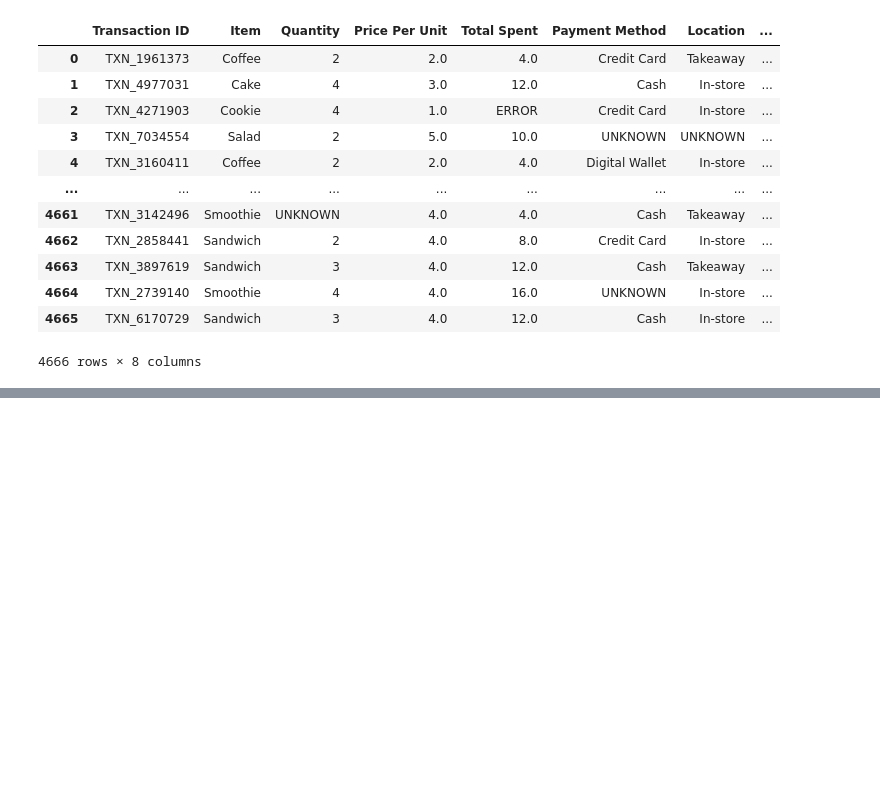
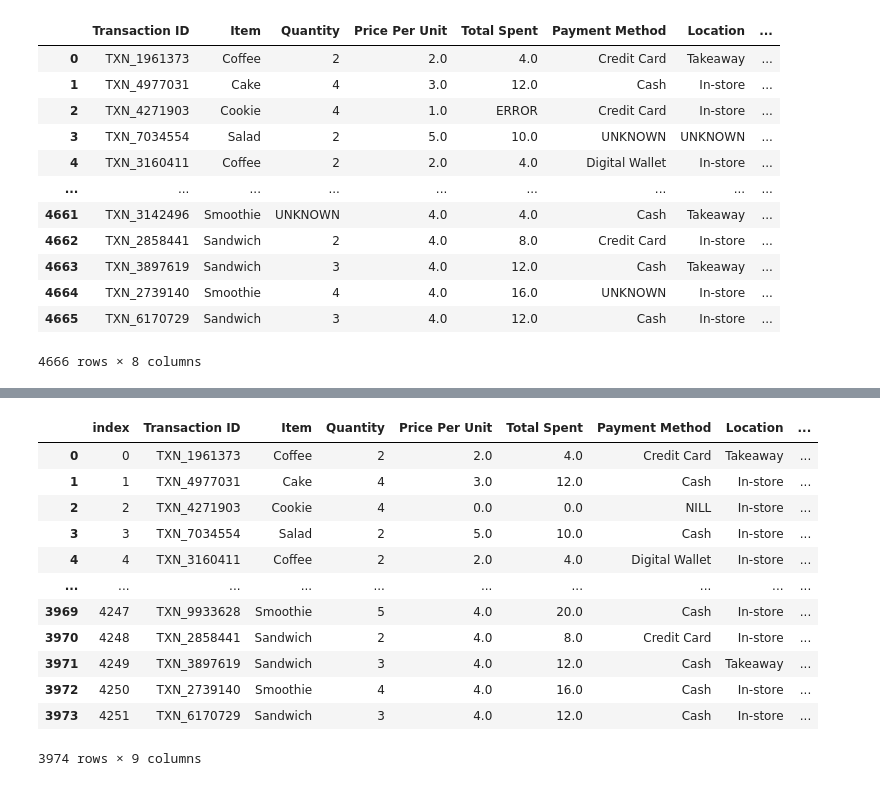
Before and after one commit to M-Atif-ML/python, a Jupyter notebook: pandas/practProject.ipynb, the cells around one changed output, grey strips where cells are left out. Saved outputs shown, nothing was run; the diff lists cells and outputs as text; code cells hidden in the pictures; blank space fills up the shorter version.

```diff
--- a/pandas/practProject.ipynb
+++ b/pandas/practProject.ipynb
@@ -101,0 +276,7 @@ df = df[df["Quantity"] != 0]
+# %%
+# for x in df2.index:
+#     df2.loc[x,"Payment Method"]=str(df2.loc[x,"Payment Method"])
+
+for x in df2.index:
+    if df2.loc[x,"Payment Method"]== "UNKNOWN" or df2.loc[x,"Payment Method"]== "ERROR":
+        df2.loc[x,"Payment Method"]="Cash"
@@ -145,0 +314,4 @@ df.head(20)
+# %%
+df2 = df2[df2["Transaction Date"] != "ERROR"]
+# %%
+df2 = df2[df2["Transaction Date"] != "UNKNOWN"]
@@ -145,0 +320,18 @@ df.head(20)
+# %%
+df2.reset_index(inplace = True)
+# %%
+df2
+# %% [output]
+|  | index | Transaction ID | Item | Quantity | Price Per Unit | Total Spent | Payment Method | Location | ... |
+| 0 | 0 | TXN_1961373 | Coffee | 2 | 2.0 | 4.0 | Credit Card | Takeaway | ... |
+| 1 | 1 | TXN_4977031 | Cake | 4 | 3.0 | 12.0 | Cash | In-store | ... |
+| 2 | 2 | TXN_4271903 | Cookie | 4 | 0.0 | 0.0 | NILL | In-store | ... |
+| 3 | 3 | TXN_7034554 | Salad | 2 | 5.0 | 10.0 | Cash | In-store | ... |
+| 4 | 4 | TXN_3160411 | Coffee | 2 | 2.0 | 4.0 | Digital Wallet | In-store | ... |
+| ... | ... | ... | ... | ... | ... | ... | ... | ... | ... |
+| 3969 | 4247 | TXN_9933628 | Smoothie | 5 | 4.0 | 20.0 | Cash | In-store | ... |
+| 3970 | 4248 | TXN_2858441 | Sandwich | 2 | 4.0 | 8.0 | Credit Card | In-store | ... |
+| 3971 | 4249 | TXN_3897619 | Sandwich | 3 | 4.0 | 12.0 | Cash | Takeaway | ... |
+| 3972 | 4250 | TXN_2739140 | Smoothie | 4 | 4.0 | 16.0 | Cash | In-store | ... |
+| 3973 | 4251 | TXN_6170729 | Sandwich | 3 | 4.0 | 12.0 | Cash | In-store | ... |
+3974 rows × 9 columns
```
Also changed, not shown: parts of 28 cells of this notebook, 2 other files.
